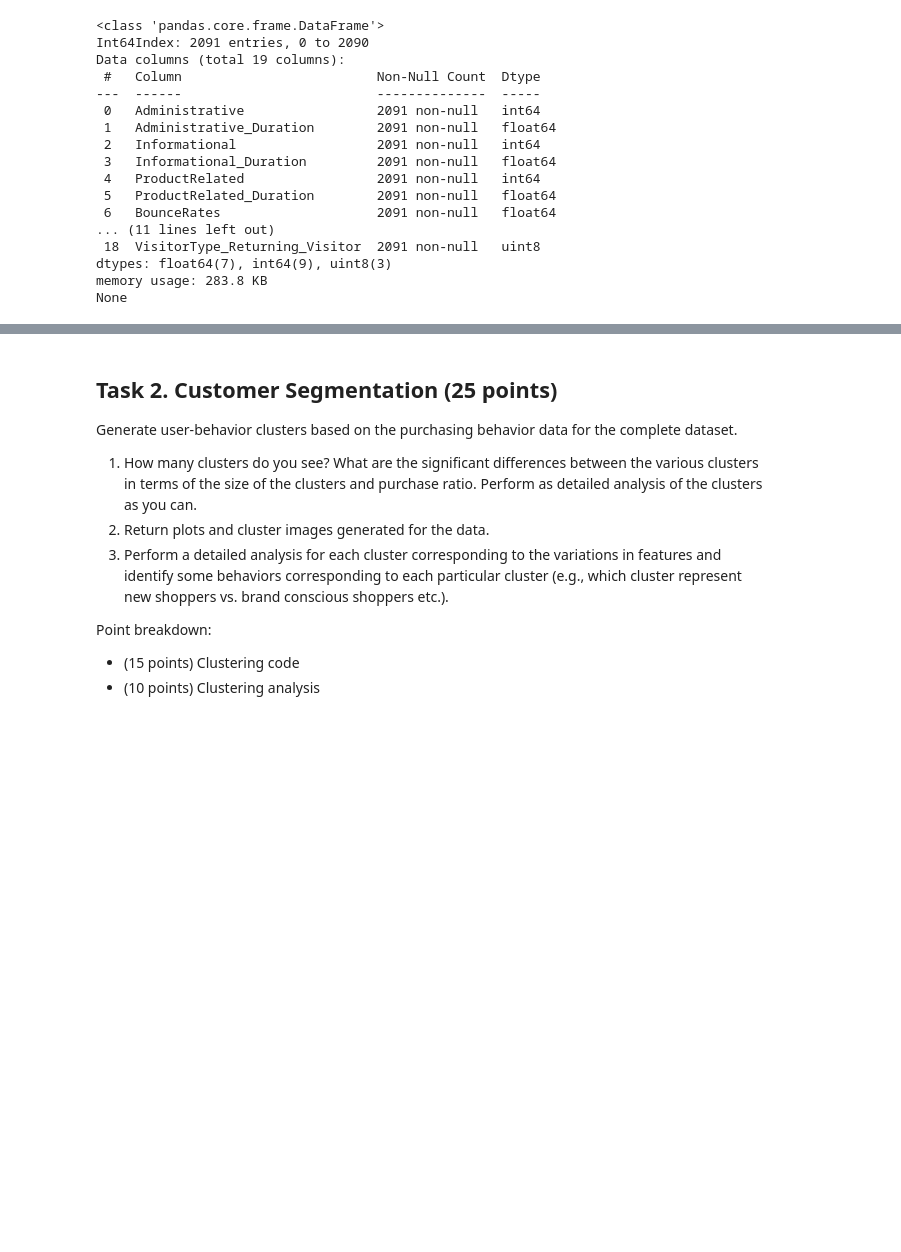
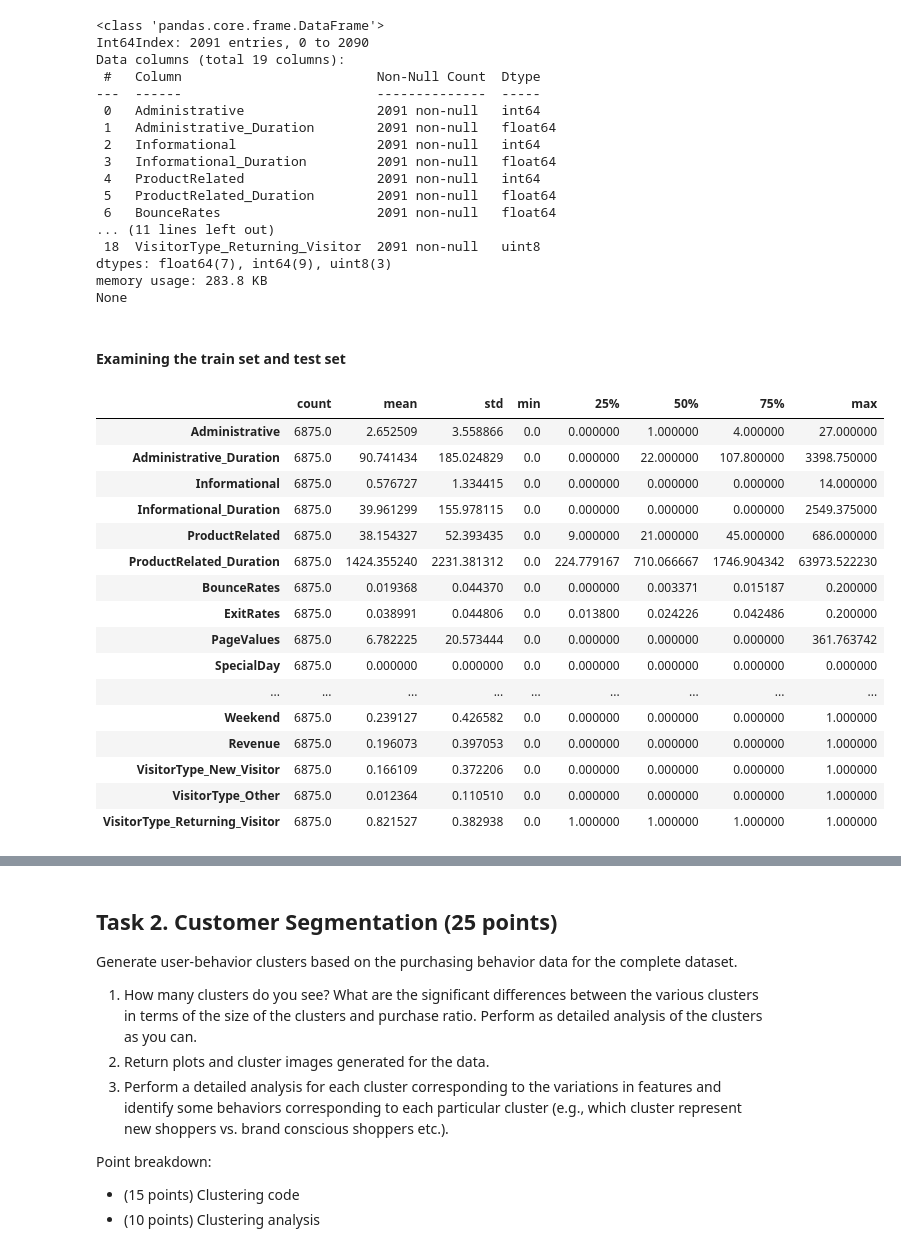
Before and after one commit to cimoody/MLE-7, a Jupyter notebook: assignments/midterm/Midterm_CIMoody.ipynb, the cells around one changed output, grey strips where cells are left out. Drawn from its saved outputs; the diff is of its cells as text; code cells hidden in the pictures; blank space fills up the shorter version.

```diff
--- a/assignments/midterm/Midterm_CIMoody.ipynb
+++ b/assignments/midterm/Midterm_CIMoody.ipynb
@@ -317,3 +321,25 @@ Data columns (total 19 columns):
 dtypes: float64(7), int64(9), uint8(3)
 memory usage: 283.8 KB
 None
+# %% [markdown]
+#### Examining the train set and test set
+# %%
+train_set.describe().transpose()
+# %% [output]
+|  | count | mean | std | min | 25% | 50% | 75% | max |
+| Administrative | 6875.0 | 2.652509 | 3.558866 | 0.0 | 0.000000 | 1.000000 | 4.000000 | 27.000000 |
+| Administrative_Duration | 6875.0 | 90.741434 | 185.024829 | 0.0 | 0.000000 | 22.000000 | 107.800000 | 3398.750000 |
+| Informational | 6875.0 | 0.576727 | 1.334415 | 0.0 | 0.000000 | 0.000000 | 0.000000 | 14.000000 |
+| Informational_Duration | 6875.0 | 39.961299 | 155.978115 | 0.0 | 0.000000 | 0.000000 | 0.000000 | 2549.375000 |
+| ProductRelated | 6875.0 | 38.154327 | 52.393435 | 0.0 | 9.000000 | 21.000000 | 45.000000 | 686.000000 |
+| ProductRelated_Duration | 6875.0 | 1424.355240 | 2231.381312 | 0.0 | 224.779167 | 710.066667 | 1746.904342 | 63973.522230 |
+| BounceRates | 6875.0 | 0.019368 | 0.044370 | 0.0 | 0.000000 | 0.003371 | 0.015187 | 0.200000 |
+| ExitRates | 6875.0 | 0.038991 | 0.044806 | 0.0 | 0.013800 | 0.024226 | 0.042486 | 0.200000 |
+| PageValues | 6875.0 | 6.782225 | 20.573444 | 0.0 | 0.000000 | 0.000000 | 0.000000 | 361.763742 |
+| SpecialDay | 6875.0 | 0.000000 | 0.000000 | 0.0 | 0.000000 | 0.000000 | 0.000000 | 0.000000 |
+| ... | ... | ... | ... | ... | ... | ... | ... | ... |
+| Weekend | 6875.0 | 0.239127 | 0.426582 | 0.0 | 0.000000 | 0.000000 | 0.000000 | 1.000000 |
+| Revenue | 6875.0 | 0.196073 | 0.397053 | 0.0 | 0.000000 | 0.000000 | 0.000000 | 1.000000 |
+| VisitorType_New_Visitor | 6875.0 | 0.166109 | 0.372206 | 0.0 | 0.000000 | 0.000000 | 0.000000 | 1.000000 |
+| VisitorType_Other | 6875.0 | 0.012364 | 0.110510 | 0.0 | 0.000000 | 0.000000 | 0.000000 | 1.000000 |
+| VisitorType_Returning_Visitor | 6875.0 | 0.821527 | 0.382938 | 0.0 | 1.000000 | 1.000000 | 1.000000 | 1.000000 |
```
Also changed, not shown: parts of 16 cells of this notebook.
